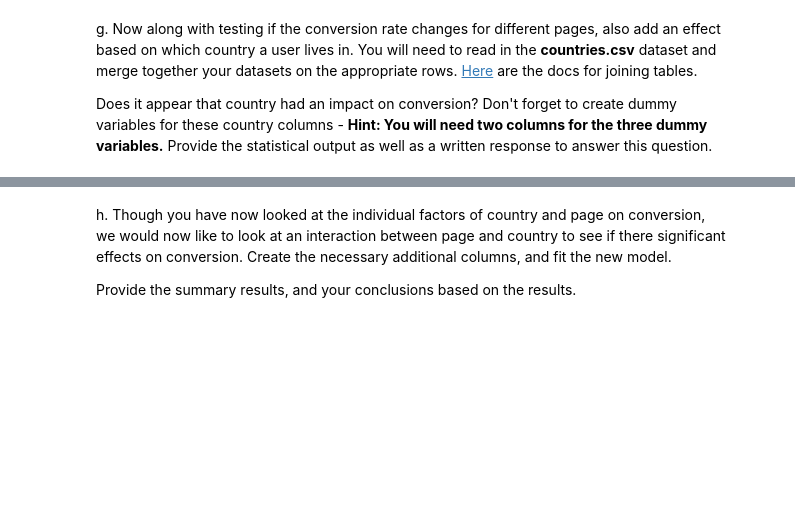
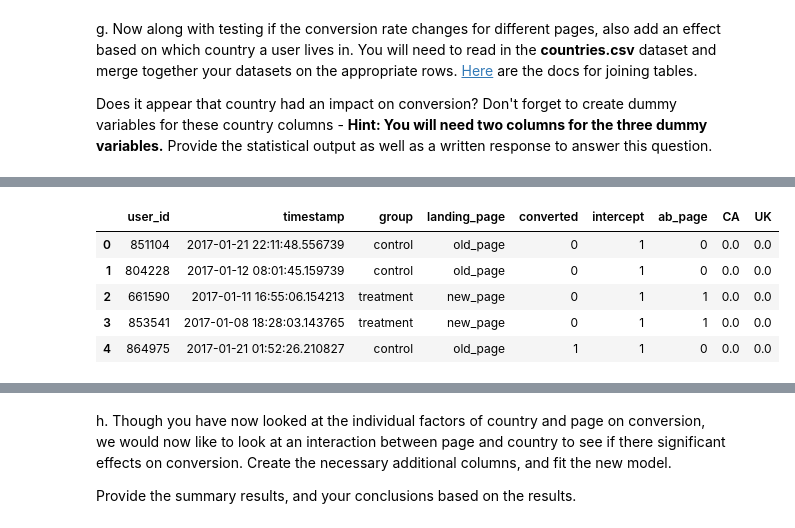
Before and after one commit to SeraphDev6/AnalyzeABTestResults-2, a Jupyter notebook: Analyze_ab_test_results_notebook.ipynb, the cells around one changed output, grey strips where cells are left out. Cells and saved outputs as stored; diff of their text form; code cells hidden in the pictures; blank space fills up the shorter version.

```diff
--- a/Analyze_ab_test_results_notebook.ipynb
+++ b/Analyze_ab_test_results_notebook.ipynb
@@ -253,2 +319,6 @@ a. Since each row is either a conversion or no conversion, what type of regressi
 # %% [markdown]
 b. The goal is to use **statsmodels** to fit the regression model you specified in part **a.** to see if there is a significant difference in conversion based on which page a customer receives. However, you first need to create in df2 a column for the intercept, and create a dummy variable column for which page each user received.  Add an **intercept** column, as well as an **ab_page** column, which is 1 when an individual receives the **treatment** and 0 if **control**.
+# %%
+df2["intercept"] = 1
+df2["ab_page"] = (df2["group"] == "treatment").astype(int)
+df2.head()
@@ -268,3 +366,6 @@ f. Now, you are considering other things that might influence whether or not an
 g. Now along with testing if the conversion rate changes for different pages, also add an effect based on which country a user lives in. You will need to read in the **countries.csv** dataset and merge together your datasets on the appropriate rows.  [Here](https://pandas.pydata.org/pandas-docs/stable/generated/pandas.DataFrame.join.html) are the docs for joining tables.
 
 Does it appear that country had an impact on conversion?  Don't forget to create dummy variables for these country columns - **Hint: You will need two columns for the three dummy variables.** Provide the statistical output as well as a written response to answer this question.
+# %%
+countries = pd.read_csv("./countries.csv")
+countries.info()
@@ -270,0 +382,3 @@ Does it appear that country had an impact on conversion?  Don't forget to create
+# %%
+merged = pd.merge(df2,countries,on="user_id")
+merged.head()
@@ -270,0 +392,3 @@ Does it appear that country had an impact on conversion?  Don't forget to create
+# %%
+dummies = pd.get_dummies(merged["country"])
+dummies
@@ -270,0 +409,10 @@ Does it appear that country had an impact on conversion?  Don't forget to create
+# %%
+df2[["CA","UK"]] = dummies[["CA","UK"]] # We "dropped" US as our baseline by not including it here
+df2.head()
+# %% [output]
+|  | user_id | timestamp | group | landing_page | converted | intercept | ab_page | CA | UK |
+| 0 | 851104 | 2017-01-21 22:11:48.556739 | control | old_page | 0 | 1 | 0 | 0.0 | 0.0 |
+| 1 | 804228 | 2017-01-12 08:01:45.159739 | control | old_page | 0 | 1 | 0 | 0.0 | 0.0 |
+| 2 | 661590 | 2017-01-11 16:55:06.154213 | treatment | new_page | 0 | 1 | 1 | 0.0 | 0.0 |
+| 3 | 853541 | 2017-01-08 18:28:03.143765 | treatment | new_page | 0 | 1 | 1 | 0.0 | 0.0 |
+| 4 | 864975 | 2017-01-21 01:52:26.210827 | control | old_page | 1 | 1 | 0 | 0.0 | 0.0 |
```
Also changed, not shown: parts of 33 cells of this notebook, 1 other file.
